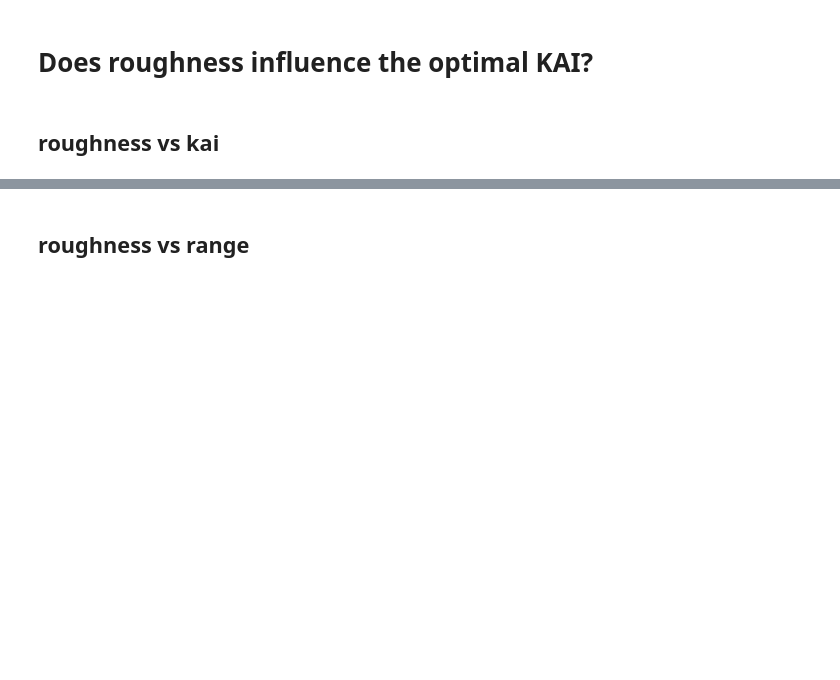
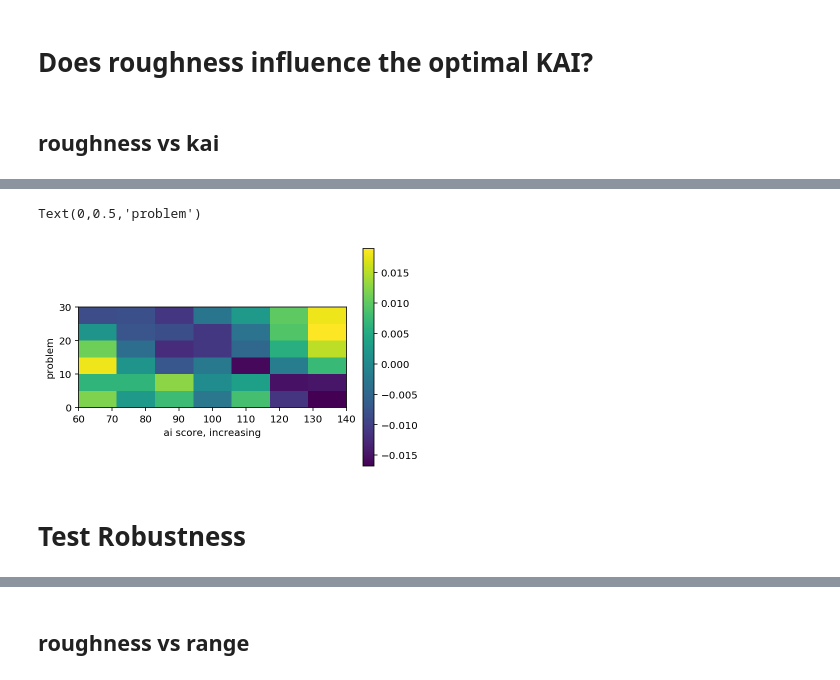
Before and after one commit to sammlapp/SAE_ABM, a Jupyter notebook: ABM_testFunctions_currentScore.ipynb, the cells around one changed output, grey strips where cells are left out. Drawn from its saved outputs; the diff is of its cells as text; code cells hidden in the pictures; blank space fills up the shorter version.

Commit message:
different problems are best for different styles

```diff
--- a/ABM_testFunctions_currentScore.ipynb
+++ b/ABM_testFunctions_currentScore.ipynb
@@ -731,12 +737,26 @@ class Team(): #a group of agents working on the same dimension and objective fun
         #if there are subteams owning certain dimensions, each subteams dimensions are listed in a matrix
         self.specializations = specializations
 
-#         #we should give them same position in the dimensions they don't control
-#         a0 = self.agents[0]
-#         for i in range(len(a0.myDims)):
-#             if not a0.myDims[i]:  #this isn't our dimension to control
-#                 for a in self.agents:
-#                     a.r[i] = a0.r[i]
+
+    def reset(self):
+        self.nMeetings = 0
+        self.shareHistory = []
+        self.nTeamMeetings = 0
+        self.subTeamMeetings = 0
+        self.meetingDistances = []
+        for a in self.agents:
+            a.reset()
+        self.scoreHistory = []
+
+    def run(self,soBias=False,groupConformityBias=False):
+        np.random.seed()
+        i = 0 #not for loop bc we need to increment custom ammounts inside loop
+        while i < steps:
+            self.nMeetings += self.step(pComm,showViz,soBias,groupConformityBias)
+            if (i+1)%meetingTimes == 0:
+                cost = self.haveInterTeamMeeting()
+                i += cost #TEAM_MEETING_COST
+            i += 1
 
     def getSharedPosition(self): #this is in the normalized space
         positions = np.array([a.r for a in self.agents])
@@ -1606,16 +1730,22 @@ for i in range(len(roughnessMatrix)):
 # %%
 roughnessImg = [ [np.mean(row) for row in block] for block in roughnessMatrix ]
 #standardize rows:
 for i in range(len(roughnessImg)):
     r = np.array(roughnessImg[i])
     m = np.mean(r)
     sd = np.std(r)
     r = (r - m) / sd
     r = list(r)
     roughnessImg[i] = r
 np.shape(roughnessImg)
 roughnessImg = np.array(roughnessImg) / 100
-plt.imshow(roughnessImg,origin='lower-left')
+plt.imshow(roughnessImg,origin='lower-left',extent=[60,140,0,30])
+# plt.
 plt.colorbar()
 plt.xlabel("ai score, increasing")
-plt.ylabel("roughness")
+plt.ylabel("problem")
+# %% [output]
+Text(0,0.5,'problem')
+[figure, added]
+# %% [markdown]
+# Test Robustness
```
Also changed, not shown: parts of 34 cells of this notebook.
